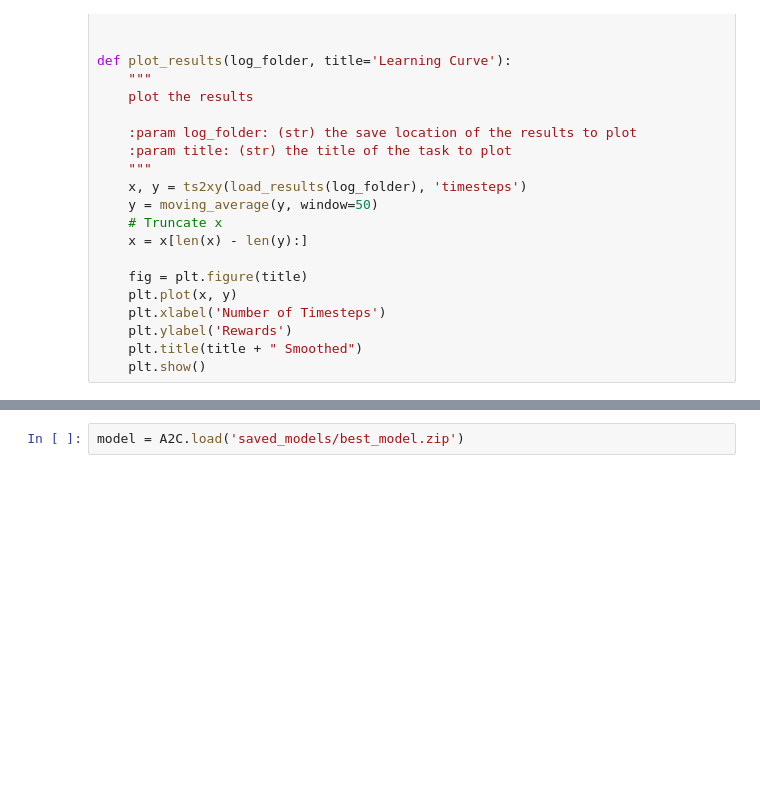
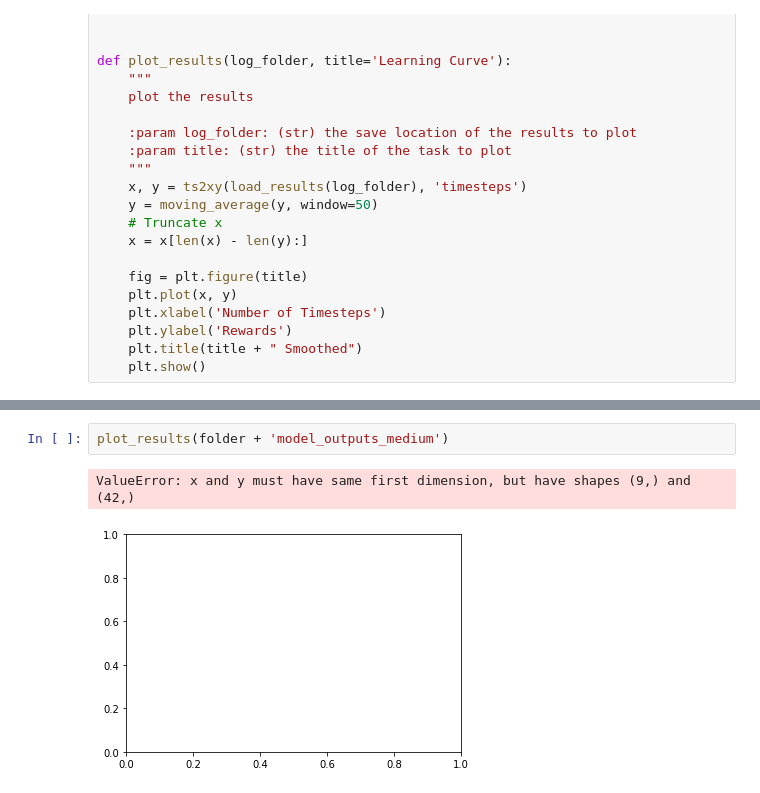
Before and after one commit to AkgunOnur/Multi-Agent-Allocation-with-Generative-Network, a Jupyter notebook: Plotter.ipynb, the cells around one changed output, grey strips where cells are left out. Cells and saved outputs as stored; diff of their text form; blank space fills up the shorter version.

```diff
--- a/Plotter.ipynb
+++ b/Plotter.ipynb
@@ -46,3 +47,6 @@ plot_results('saved_models')
 # %%
-model = A2C.load('saved_models/best_model.zip')
+plot_results(folder + 'model_outputs_medium')
+# %% [output]
+ValueError: x and y must have same first dimension, but have shapes (9,) and (42,)
+[figure, added]
 # %%
```
Also changed, not shown: parts of 9 cells of this notebook, 4 other files.
